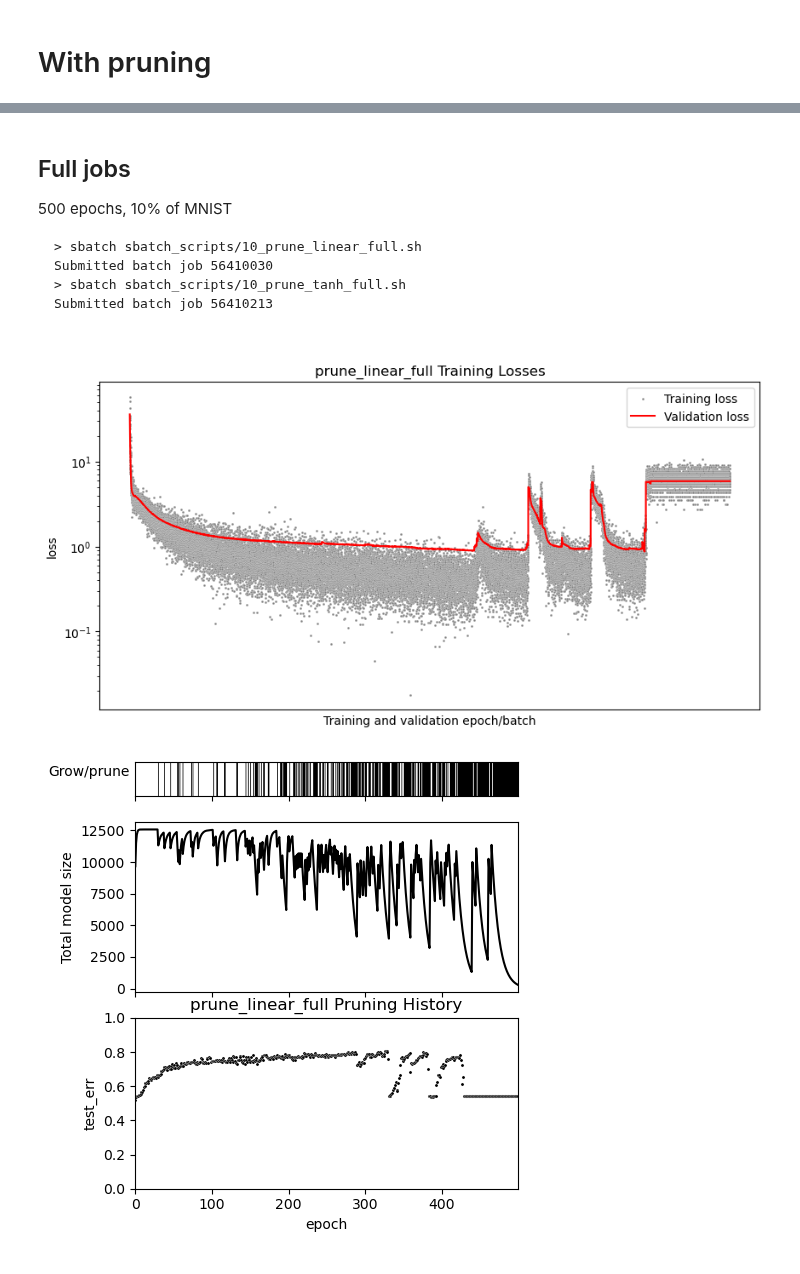
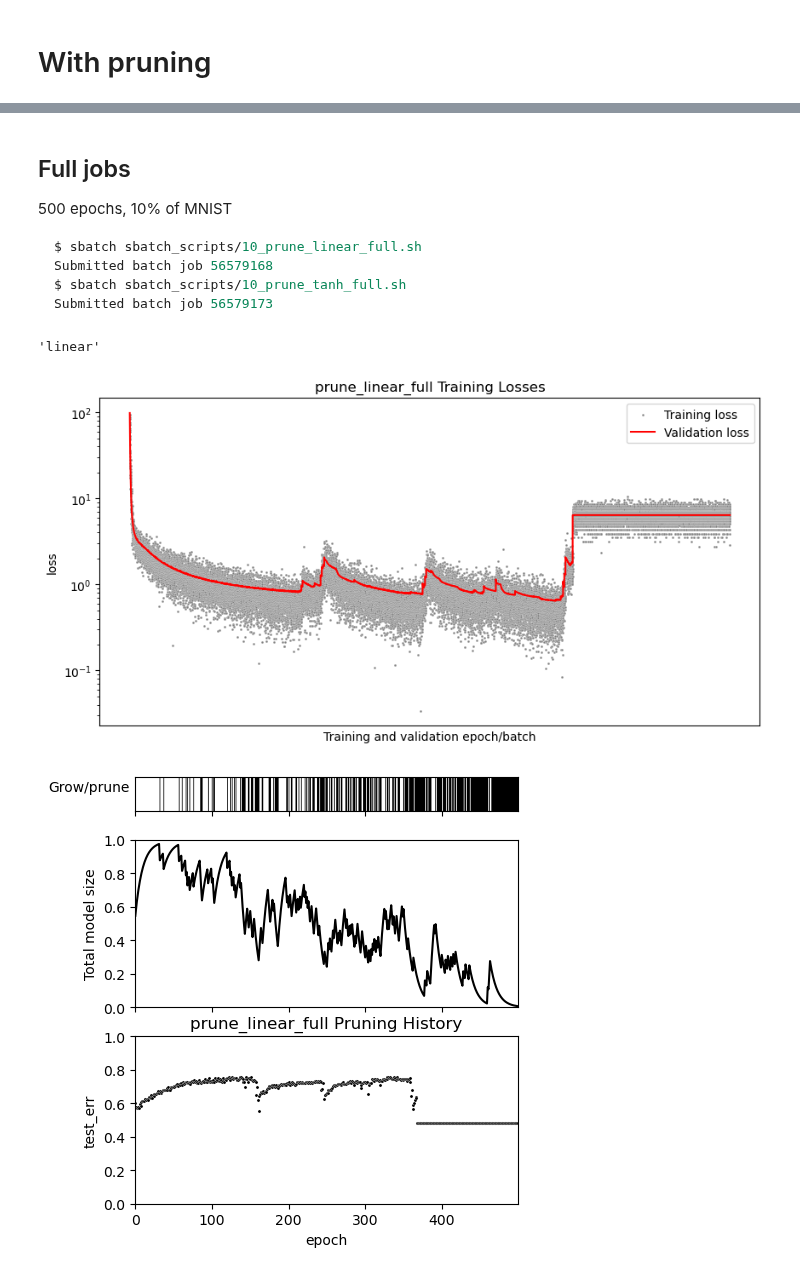
Before and after one commit to cchu70/klab_rotation, a Jupyter notebook: 10_Simple-MLP-unsupervised-SBATCH.ipynb, the cells around one changed output, grey strips where cells are left out. Saved outputs shown, nothing was run; the diff lists cells and outputs as text; code cells hidden in the pictures.

Commit message:
subcommit 1: replot and set initial density for no pruning to 100% and lower learning rate

````diff
--- a/10_Simple-MLP-unsupervised-SBATCH.ipynb
+++ b/10_Simple-MLP-unsupervised-SBATCH.ipynb
@@ -37,3 +37,6 @@ device: cpu
 num_workers: 1
 device: cpu
 num_workers: 1
+# %%
+total_size = (28*28 * 16) + (16 * 10)
+total_size
@@ -205,23 +243,26 @@ plt.show()
 
 500 epochs, 10% of MNIST
 
+```bash
+$ sbatch sbatch_scripts/10_prune_linear_full.sh
+Submitted batch job 56579168
+$ sbatch sbatch_scripts/10_prune_tanh_full.sh
+Submitted batch job 56579173
 ```
-> sbatch sbatch_scripts/10_prune_linear_full.sh
-Submitted batch job 56410030
-> sbatch sbatch_scripts/10_prune_tanh_full.sh
-Submitted batch job 56410213
-
-```
 # %%
-prune_linear_full_result = MLPUnsupervisedTrainingResults("/home/clc926/Desktop/klab_rotation/outputs/10/prune_linear_full/sbatch-56410030_bs-32_sf-0.1_sl-49_vr-6_id-0.5_nti-500_lmd-2_pat-linear_m-5.0_ugpp-True_lr-0.001_s-4")
-prune_tanh_full_result = MLPUnsupervisedTrainingResults("/home/clc926/Desktop/klab_rotation/outputs/10/prune_tanh_full/sbatch-56410213_bs-32_sf-0.1_sl-49_vr-6_id-0.5_nti-500_lmd-2_pat-Tanh_m-0.2_ugpp-True_lr-0.001_s-4")
+prune_linear_full_result = MLPUnsupervisedTrainingResults("/home/clc926/Desktop/klab_rotation/outputs/10/prune_linear_full/sbatch-56579168_bs-32_sf-0.1_sl-49_vr-6_id-0.5_nti-500_lmd-2_pat-linear_m-5.0_ugpp-True_lr-0.001_s-4")
+prune_tanh_full_result = MLPUnsupervisedTrainingResults("/home/clc926/Desktop/klab_rotation/outputs/10/prune_tanh_full/sbatch-56579173_bs-32_sf-0.1_sl-49_vr-6_id-0.5_nti-500_lmd-2_pat-Tanh_m-0.2_ugpp-True_lr-0.0001_s-4")
+# %%
+prune_linear_full_result.params['pat']
+# %% [output]
+'linear'
 # %%
 prune_linear_full_result.plot_training_losses()
 plt.show()
 # %% [output]
-[figure, old version]
+[figure, new version]
 # %%
-prune_linear_full_result.plot_pruning()
+prune_linear_full_result.plot_pruning(norm_size=total_size)
 plt.show()
 # %% [output]
-[figure, old version]
+[figure, new version]
````
Also changed, not shown: parts of 35 cells of this notebook, 12 other files.
